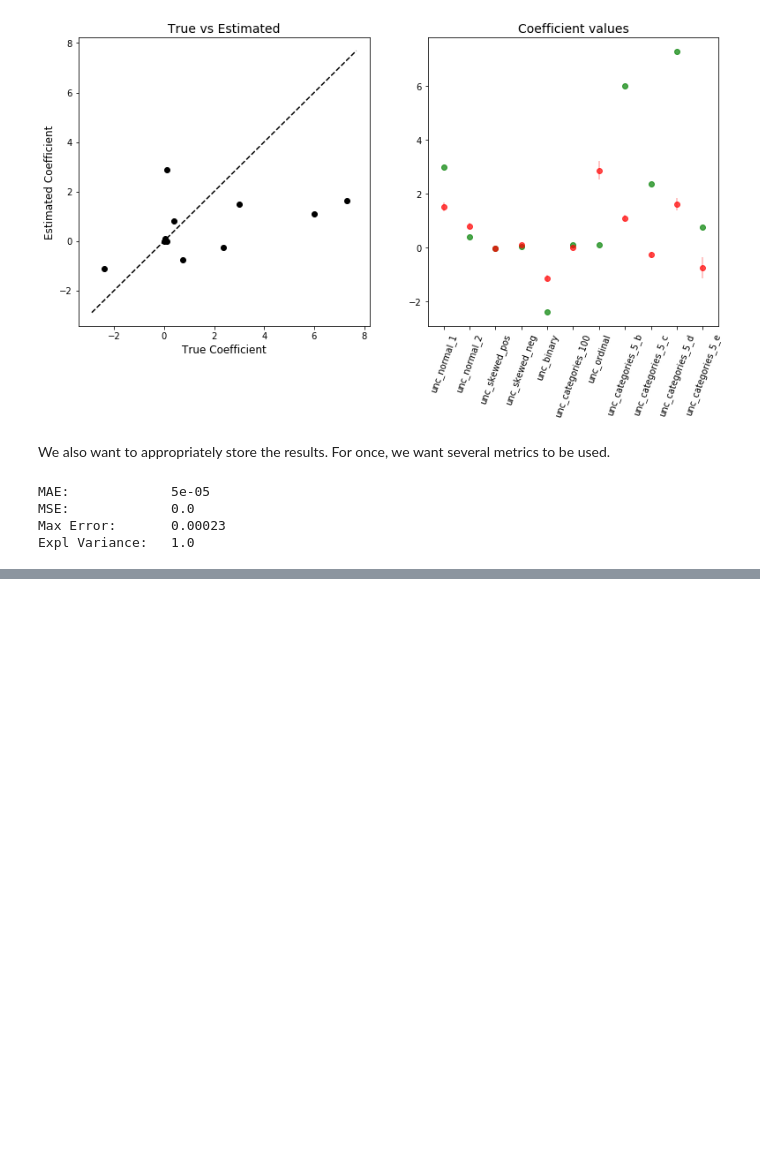
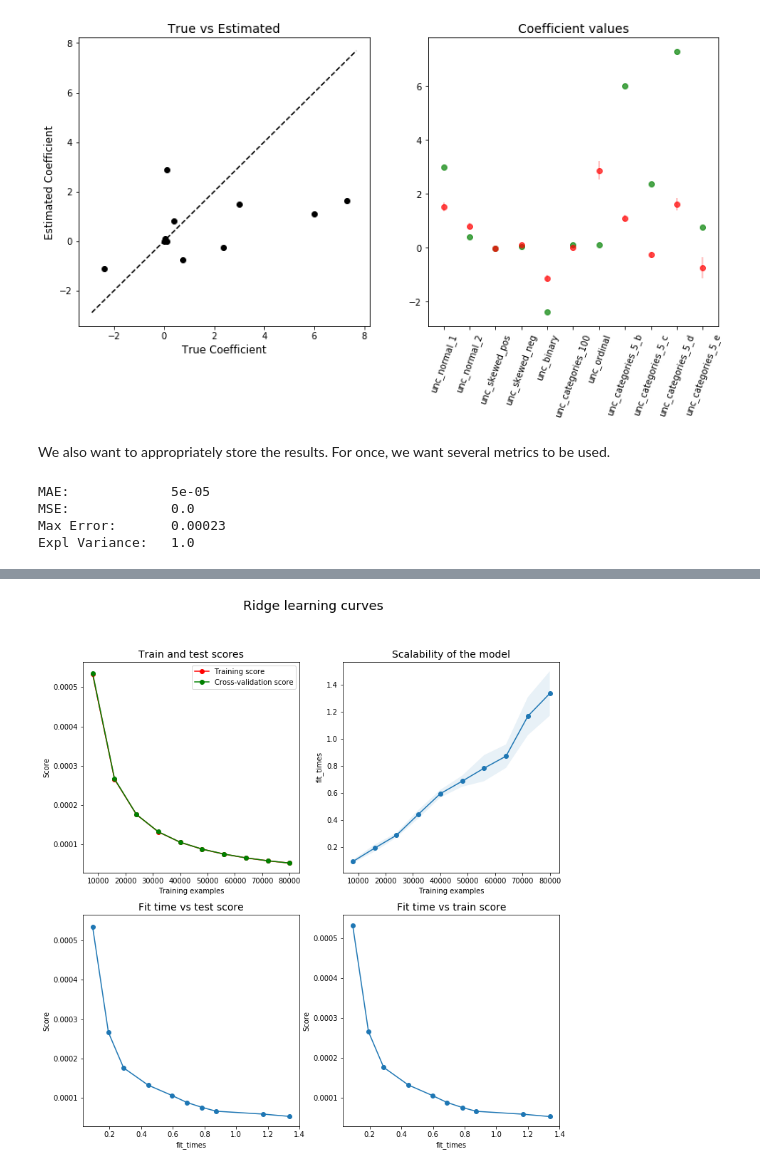
Before and after one commit to lucabasa/ML-algorithms-and-experiments, a Jupyter notebook: 02_experiment_design.ipynb, the cells around one changed output, grey strips where cells are left out. Drawn from its saved outputs; the diff is of its cells as text; code cells hidden in the pictures; blank space fills up the shorter version.

```diff
--- a/02_experiment_design.ipynb
+++ b/02_experiment_design.ipynb
@@ -385,0 +392,76 @@ Expl Variance:   1.0
+# %%
+def plot_learning_curve(estimator, title, X, y, scoring=None, ylim=None, cv=None,
+                        n_jobs=None, train_sizes=np.linspace(.1, 1.0, 10)):
+
+    fig, ax = plt.subplots(2, 2, figsize=(12, 12))
+
+    train_sizes, train_scores, test_scores, fit_times, score_times = \
+        learning_curve(estimator, X, y, cv=cv, n_jobs=n_jobs,
+                       scoring=scoring,
+                       train_sizes=train_sizes,
+                       return_times=True)
+
+    if not scoring is None:
+        if 'neg' in scoring:
+            train_scores = -train_scores
+            test_scores = -test_scores
+    train_scores_mean = np.mean(train_scores, axis=1)
+    train_scores_std = np.std(train_scores, axis=1)
+    test_scores_mean = np.mean(test_scores, axis=1)
+    test_scores_std = np.std(test_scores, axis=1)
+    fit_times_mean = np.mean(fit_times, axis=1)
+    fit_times_std = np.std(fit_times, axis=1)
+    score_times_mean = np.mean(score_times, axis=1)
+    score_times_std = np.std(score_times, axis=1)
+
+    # Plot learning curve
+    ax[0][0].fill_between(train_sizes, train_scores_mean - train_scores_std,
+                         train_scores_mean + train_scores_std, alpha=0.1,
+                         color="r")
+    ax[0][0].fill_between(train_sizes, test_scores_mean - test_scores_std,
+                         test_scores_mean + test_scores_std, alpha=0.1,
+                         color="g")
+    ax[0][0].plot(train_sizes, train_scores_mean, 'o-', color="r",
+                 label="Training score")
+    ax[0][0].plot(train_sizes, test_scores_mean, 'o-', color="g",
+                 label="Cross-validation score")
+    ax[0][0].legend(loc="best")
+    ax[0][0].set_title('Train and test scores', fontsize=14)
+    if ylim is not None:
+        ax[0][0].set_ylim(*ylim)
+    ax[0][0].set_xlabel("Training examples")
+    ax[0][0].set_ylabel("Score")
+
+    # Plot n_samples vs fit_times
+    ax[0][1].plot(train_sizes, fit_times_mean, 'o-')
+    ax[0][1].fill_between(train_sizes, fit_times_mean - fit_times_std,
+                         fit_times_mean + fit_times_std, alpha=0.1)
+    ax[0][1].set_xlabel("Training examples")
+    ax[0][1].set_ylabel("fit_times")
+    ax[0][1].set_title("Scalability of the model", fontsize=14)
+
+    # Plot fit_time vs score
+    ax[1][0].plot(fit_times_mean, test_scores_mean, 'o-')
+    ax[1][0].fill_between(fit_times_mean, test_scores_mean - test_scores_std,
+                         test_scores_mean + test_scores_std, alpha=0.1)
+    ax[1][0].set_xlabel("fit_times")
+    ax[1][0].set_ylabel("Score")
+    ax[1][0].set_title("Fit time vs test score", fontsize=14)
+
+    # Plot fit_time vs fit_score
+    ax[1][1].plot(fit_times_mean, train_scores_mean, 'o-')
+    ax[1][1].fill_between(fit_times_mean, train_scores_mean - train_scores_std,
+                         train_scores_mean + train_scores_std, alpha=0.1)
+    ax[1][1].set_xlabel("fit_times")
+    ax[1][1].set_ylabel("Score")
+    ax[1][1].set_title("Fit time vs train score", fontsize=14)
+
+    fig.suptitle(f'{title}', fontsize=18)
+
+    plt.show()
+
+plot_learning_curve(model, 'Ridge learning curves', df_train, target,
+                    scoring="neg_mean_absolute_error",
+                    n_jobs=-1, cv=kfolds)
+# %% [output]
+[figure, added]
```
Also changed, not shown: parts of 7 cells of this notebook, 1 other file.
